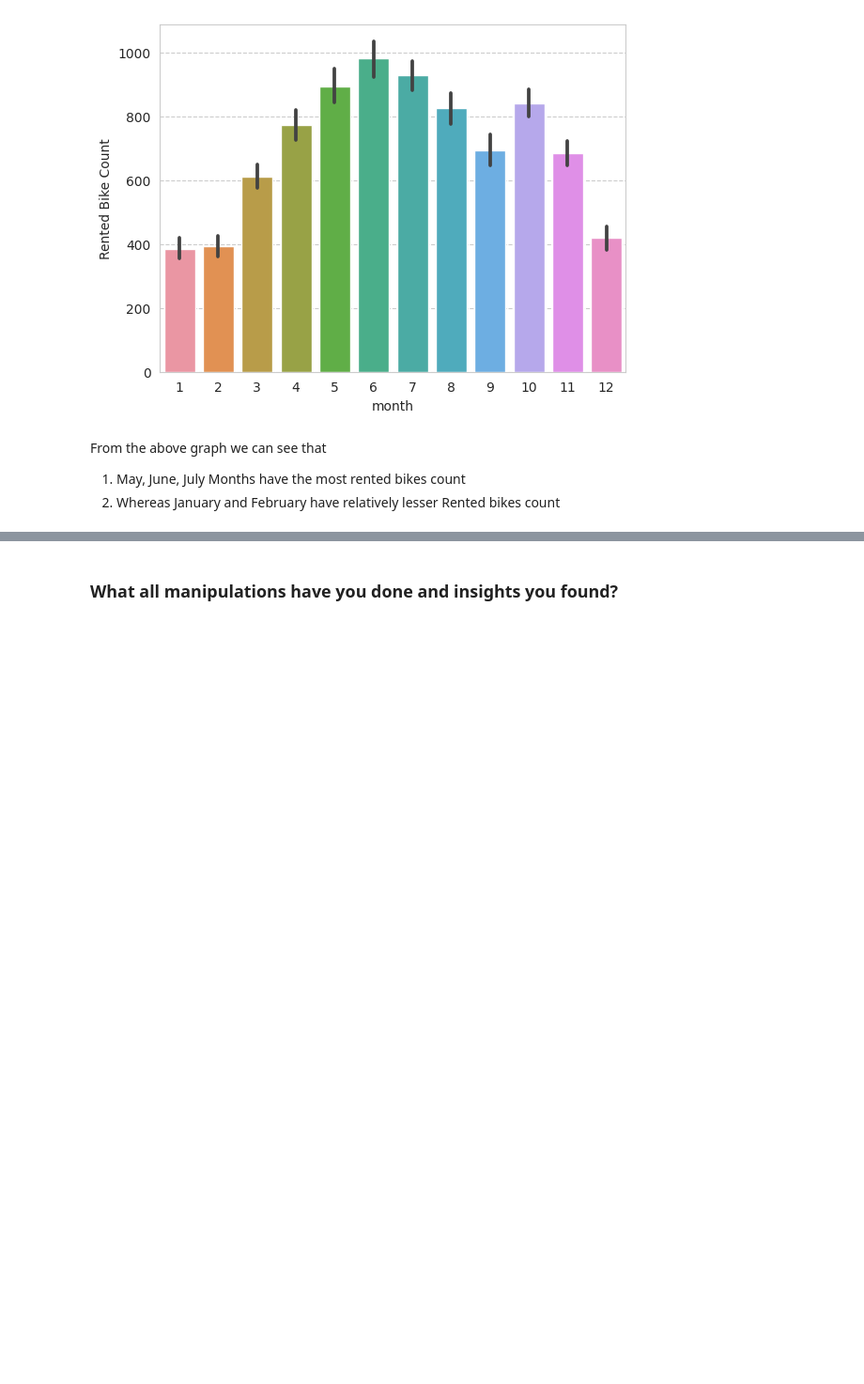
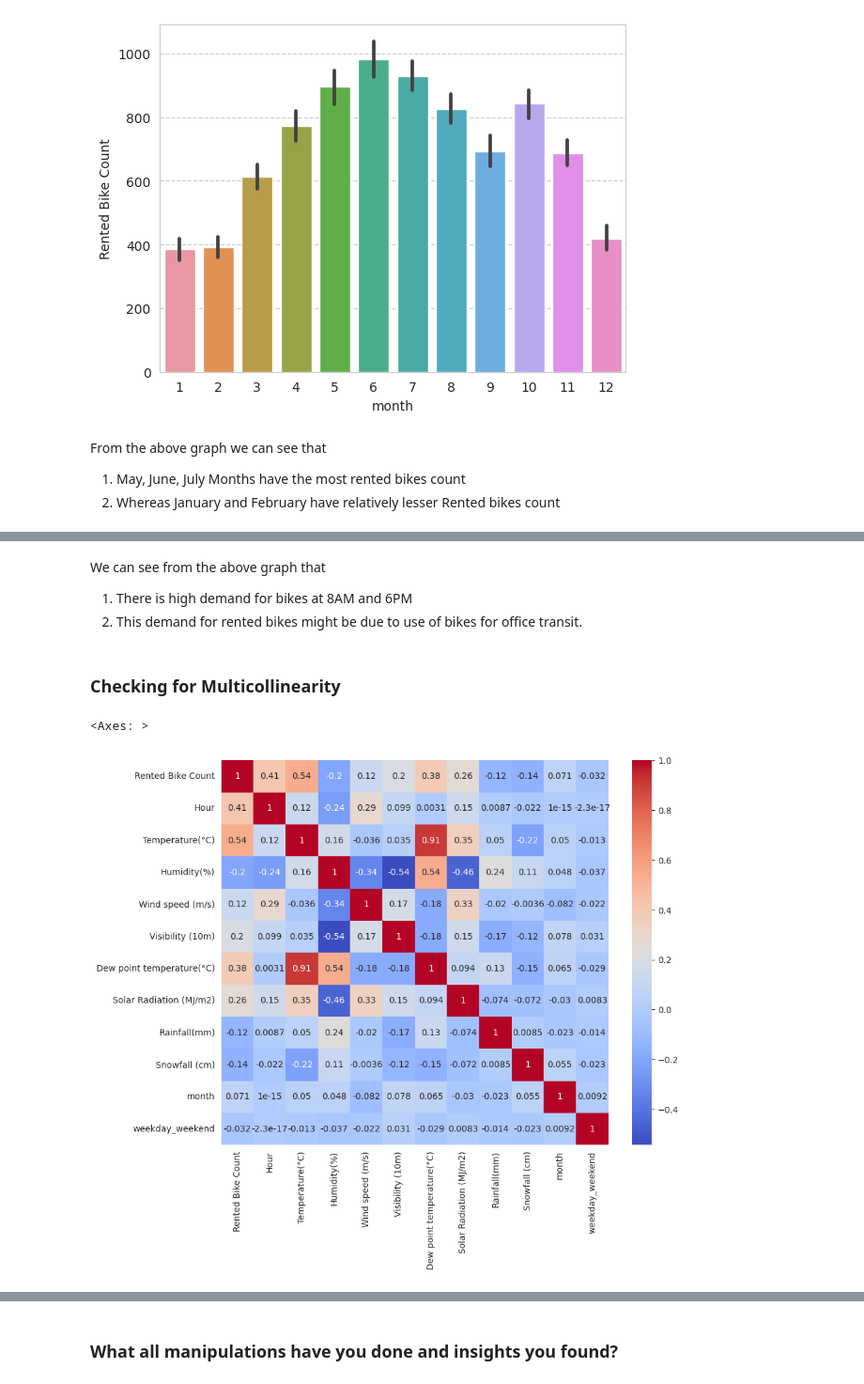
Before and after one commit to ismailali121/LinearRegression_BikeDemandPrediction, a Jupyter notebook: BikeSharingDemandPrediction.ipynb, the cells around one changed output, grey strips where cells are left out. Shown at 94% size. Cells and saved outputs as stored; diff of their text form; code cells hidden in the pictures; blank space fills up the shorter version.

```diff
--- a/BikeSharingDemandPrediction.ipynb
+++ b/BikeSharingDemandPrediction.ipynb
@@ -368,0 +386,14 @@ From the above graph we can see that
+# %% [markdown]
+We can see from the above graph that
+
+1. There is high demand for bikes at 8AM and 6PM
+2. This demand for rented bikes might be due to use of bikes for office transit.
+# %% [markdown]
+### Checking for **Multicollinearity**
+# %%
+# plotting a correlation map
+plt.figure(figsize=(10,8))
+sns.heatmap(bike_df.corr(), annot=True, cmap='coolwarm')
+# %% [output]
+<Axes: >
+[figure, added]
```
Also changed, not shown: parts of 29 cells of this notebook.
